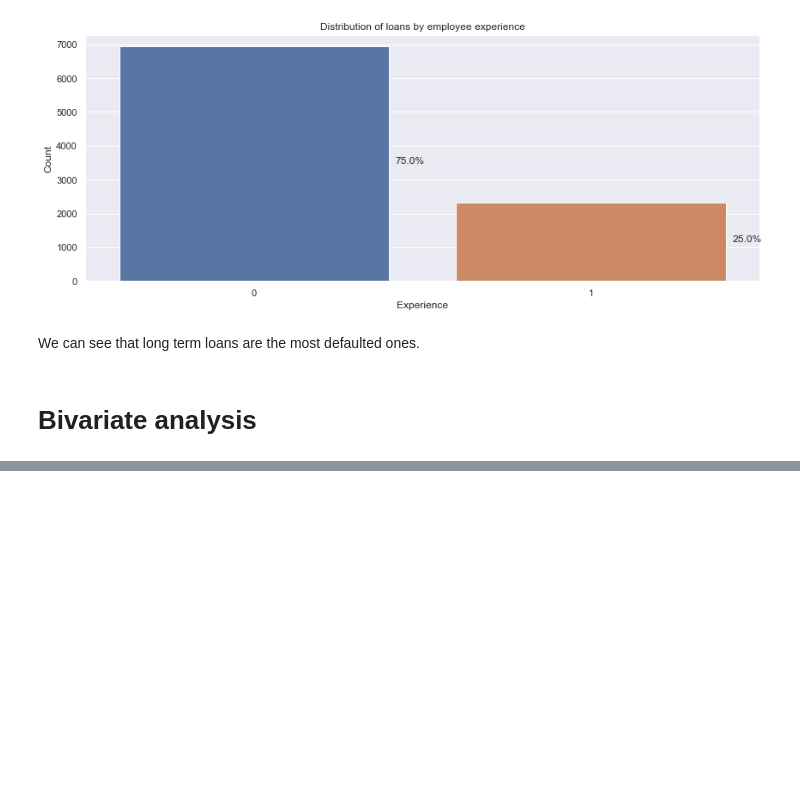
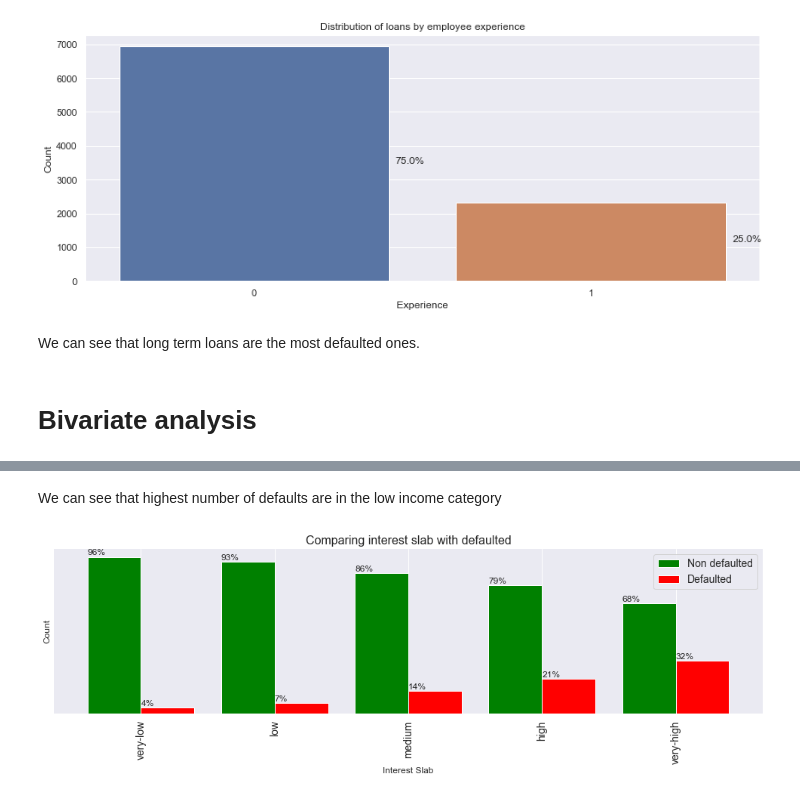
Before and after one commit to ashwanikumar04/loan-defaulter-case-study, a Jupyter notebook: ashwani_kumar.ipynb, the cells around one changed output, grey strips where cells are left out. Drawn from its saved outputs; the diff is of its cells as text; code cells hidden in the pictures; blank space fills up the shorter version.

```diff
--- a/ashwani_kumar.ipynb
+++ b/ashwani_kumar.ipynb
@@ -1236,0 +1197,10 @@ loans['earliest_cr_line'].value_counts()
+# %% [markdown]
+We can see that highest number of defaults are in the low income category
+# %%
+bivariate_analysis_v2('int_rate_slab',
+                   'loan_defaulted',
+                   title="Comparing interest slab with defaulted",
+                   xlabel='Interest Slab',
+                   ylabel='Count')
+# %% [output]
+[figure, added]
```
Also changed, not shown: parts of 73 cells of this notebook.
